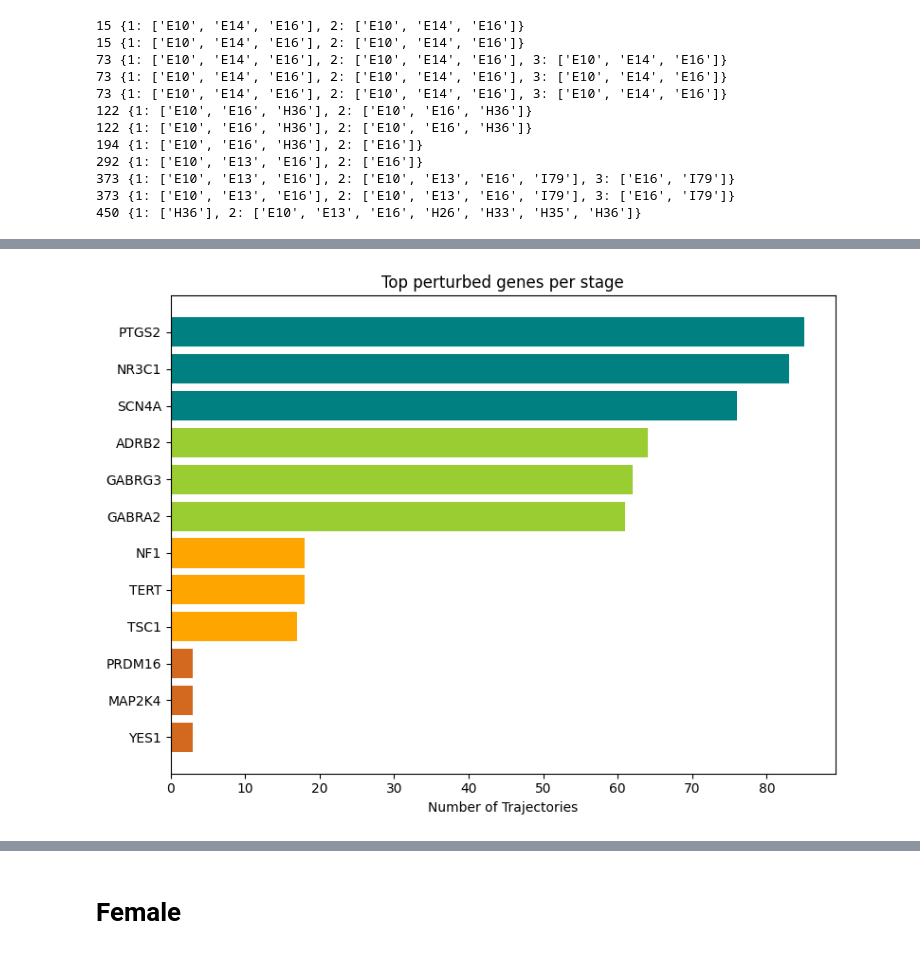
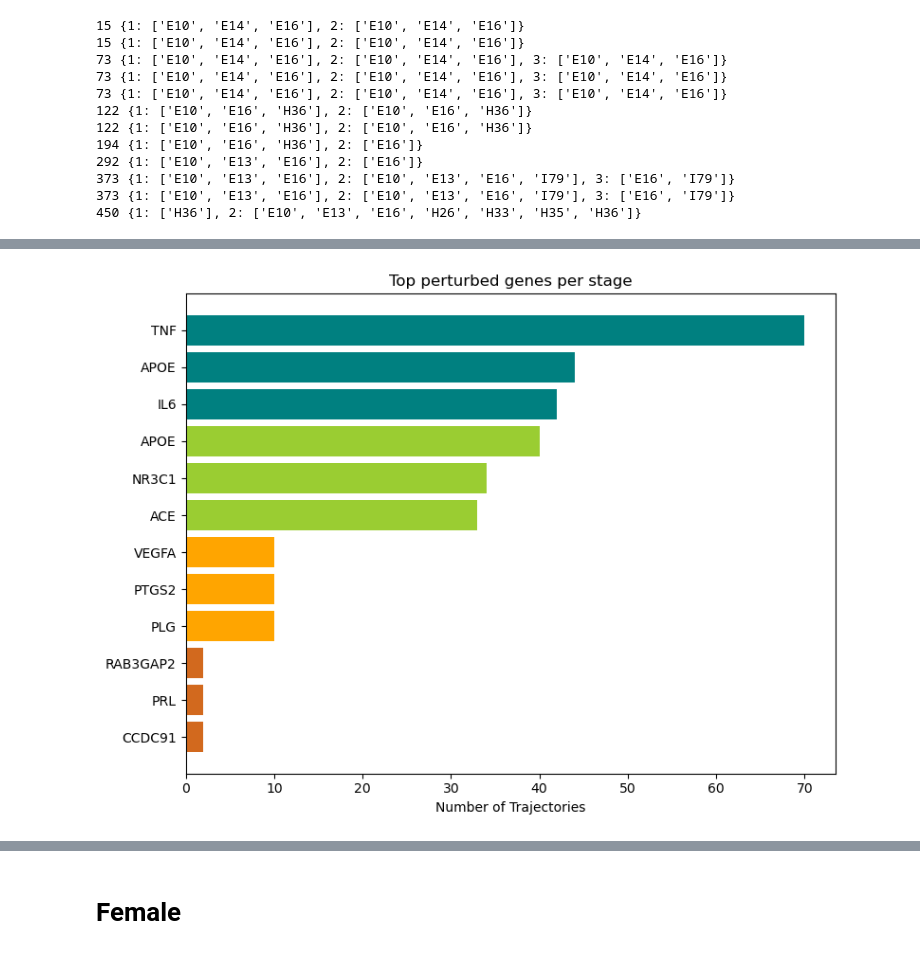
Before and after one commit to superlsd/GenEpi, a Jupyter notebook: Genepi_07_TemporalEvolution.ipynb, the cells around one changed output, grey strips where cells are left out. Drawn from its saved outputs; the diff is of its cells as text; code cells hidden in the pictures.

Commit message:
Stage Analysis

```diff
--- a/Genepi_07_TemporalEvolution.ipynb
+++ b/Genepi_07_TemporalEvolution.ipynb
@@ -1246,4 +1745,7 @@ with open('output/tot_gen_connectivity_zscore_dict.pickle', 'wb') as handle:
     pk.dump(tot_gen_connectivity_zscore_dict, handle, protocol=pk.HIGHEST_PROTOCOL)
+# %%
+with open('output/tot_gen_connectivity_zscore_dict_v2026_official.pickle', 'rb') as handle:
+    tot_gen_connectivity_zscore_dict = pk.load(handle)
 # %%
 
 
@@ -1295,0 +1826,35 @@ T-test Stage 3 vs Stage 4, p-value is 0.4733268040782802
+# %%
+hub_threshold = np.percentile(list(dict(nx.degree(G_ppi)).values()), 90)
+
+trj_hub_dict = {}
+for trj,stage_dict in male_trajectories_dis_sort_bytime_grouped_all_add_evolving_dict.items():
+    stage_hub_dict = {}
+    for stage, dislist in stage_dict.items():
+        tot_genelist = []
+        for dis in dislist:
+            try:
+                genelist = list(icd_genes_ppi_dict[dis])
+                tot_genelist.extend(genelist)
+            except:
+                pass
+        data = [G_ppi.degree(gene) for gene in tot_genelist]
+        hub_count = sum(1 for x in data if x >= hub_threshold)
+        # Calculate Proportion
+        p = hub_count / len(data) if data else 0
+        stage_hub_dict[stage] = p * 100
+    trj_hub_dict[trj] = stage_hub_dict
+# %%
+#Let's divide the trajectories in those which stage-specific genes degree tend to inrease and those that decreases
+#We will just compare the last and the first stage point
+
+ascending_trj = []
+descending_trj = []
+for trj,hub in trj_hub_dict.items():
+    gen_max_degree_idx = np.argmax(list(hub.values()))
+    if gen_max_degree_idx !=0:
+        ascending_trj.append(trj)
+    else:
+        descending_trj.append(trj)
+
+print(len(ascending_trj))
+print(len(descending_trj))
@@ -1617,27 +2423,27 @@ for gen,genelist in tot_gen_gene_dict_removed_genes_counter.items():
 # %%
 #Let's make it as a barplot
-dis_list = ['PTGS2','NR3C1','SCN4A','ADRB2','GABRG3','GABRA2','NF1','TERT','TSC1','PRDM16','MAP2K4','YES1']
-frequency_list = [85,83,76,64,62,61,18,18,17,3,3,3]
+dis_list = ['TNF','APOE','IL6','APOE','NR3C1','ACE','VEGFA','PTGS2','PLG','RAB3GAP2','PRL','CCDC91']
+frequency_list = [70,44,42,40,34,33,10,10,10,2,2,2]
 color_list = ['teal', 'yellowgreen','orange','chocolate']
 # Assign colors cycling every three bars
 bar_colors = [color_list[(i // 3) % len(color_list)] for i in range(len(dis_list))]
 
 # Create the plot
 fig, ax = plt.subplots(figsize=(8, 6))
 y_pos = np.arange(len(dis_list))
 
 ax.barh(y_pos, frequency_list, color=bar_colors, align='center')
 ax.set_yticks(y_pos)
 ax.set_yticklabels(dis_list)
 ax.invert_yaxis()  # Labels read top-to-bottom
 ax.set_xlabel('Number of Trajectories')
 ax.set_title('Top perturbed genes per stage')
 
 plt.tight_layout()
-plt.savefig('Figures/MaleGeneFrequencyBarplot_RemovePriorGenes.pdf',format='pdf',dpi=300, bbox_inches = "tight")
+plt.savefig('Figures/MaleGeneFrequencyBarplot_RemovePriorGenes_v2026_official.pdf',format='pdf',dpi=300, bbox_inches = "tight")
 plt.show()
 # %% [output]
-[figure, old version]
+[figure, new version]
 # %%
 #ENRICH
 # %%
```
Also changed, not shown: parts of 153 cells of this notebook.
